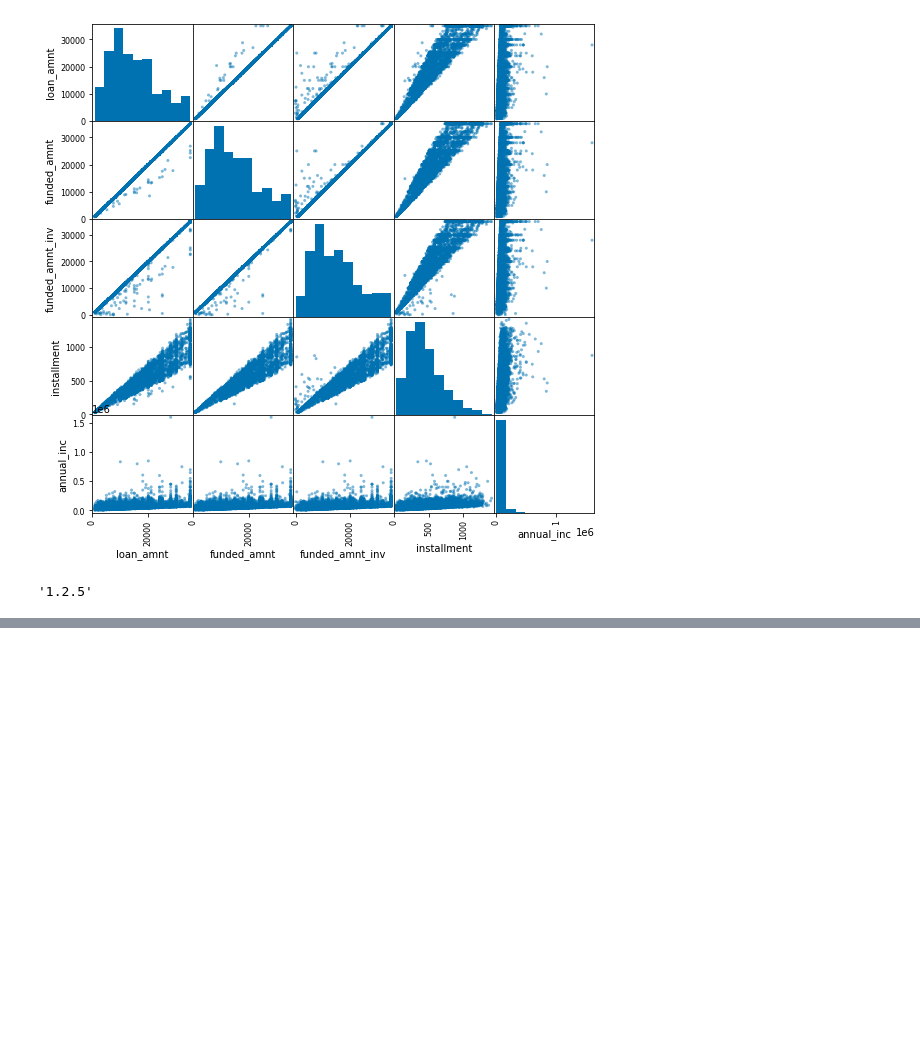
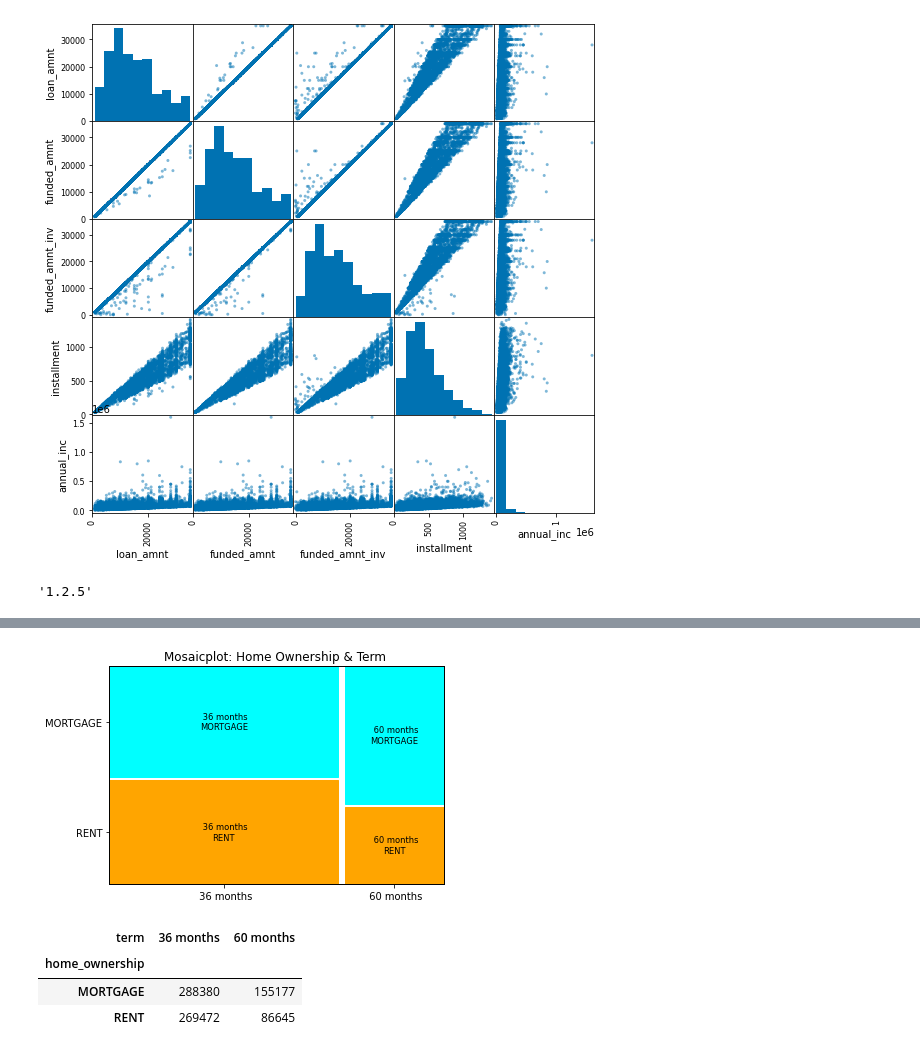
Before and after one commit to fburnelli/cas-de-stat-vis, a Jupyter notebook: vis.ipynb, the cells around one changed output, grey strips where cells are left out. Cells and saved outputs as stored; diff of their text form; code cells hidden in the pictures; blank space fills up the shorter version.

```diff
--- a/vis.ipynb
+++ b/vis.ipynb
@@ -189,3 +217,25 @@ pd.__version__
+# %%
+from statsmodels.graphics.mosaicplot import mosaic
+
+props = lambda key: {'color': 'cyan' if 'MORTGAGE' in key else 'orange'}
+
+_ = mosaic(data = df.loc[df['home_ownership'].isin(['MORTGAGE','RENT']) ],
+                  index = ['term', 'home_ownership'],
+                  gap=0.02,
+                  properties = props,
+                  title='Mosaicplot: Home Ownership & Term '
+                  )
+# %% [output]
+[figure, added]
+# %%
+d = df.loc[df['home_ownership'].isin(['MORTGAGE','RENT']) ]
+
+pd.crosstab(d['home_ownership'], df['term'] )
+# %% [output]
+| term | 36 months | 60 months |
+| home_ownership |  |  |
+| MORTGAGE | 288380 | 155177 |
+| RENT | 269472 | 86645 |
 # %% [markdown]
 <a style='text-decoration:none;line-height:16px;display:flex;color:#5B5B62;padding:10px;justify-content:end;' href='https://deepnote.com?utm_source=created-in-deepnote-cell&projectId=484ce270-3a41-4dd6-9050-10e2ff2d7d59' target="_blank">
 <img alt='Created in deepnote.com' style='display:inline;max-height:16px;margin:0px;margin-right:7.5px;' src='embedded-picture-1' > </img>
```
Also changed, not shown: parts of 10 cells of this notebook.
